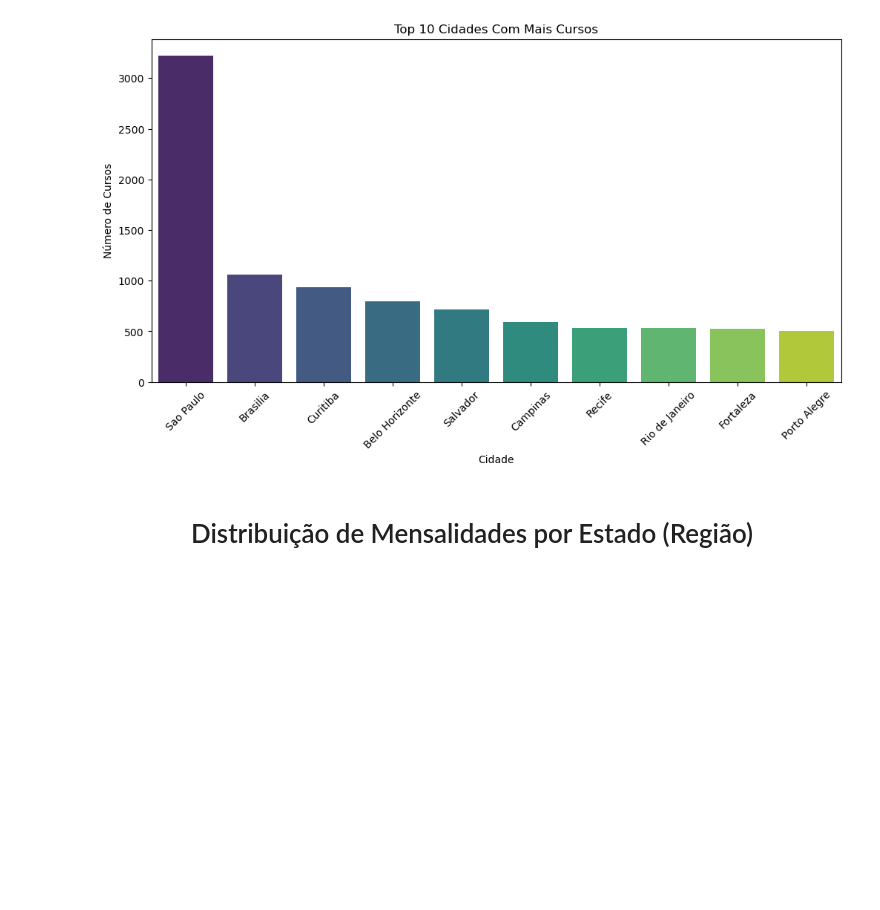
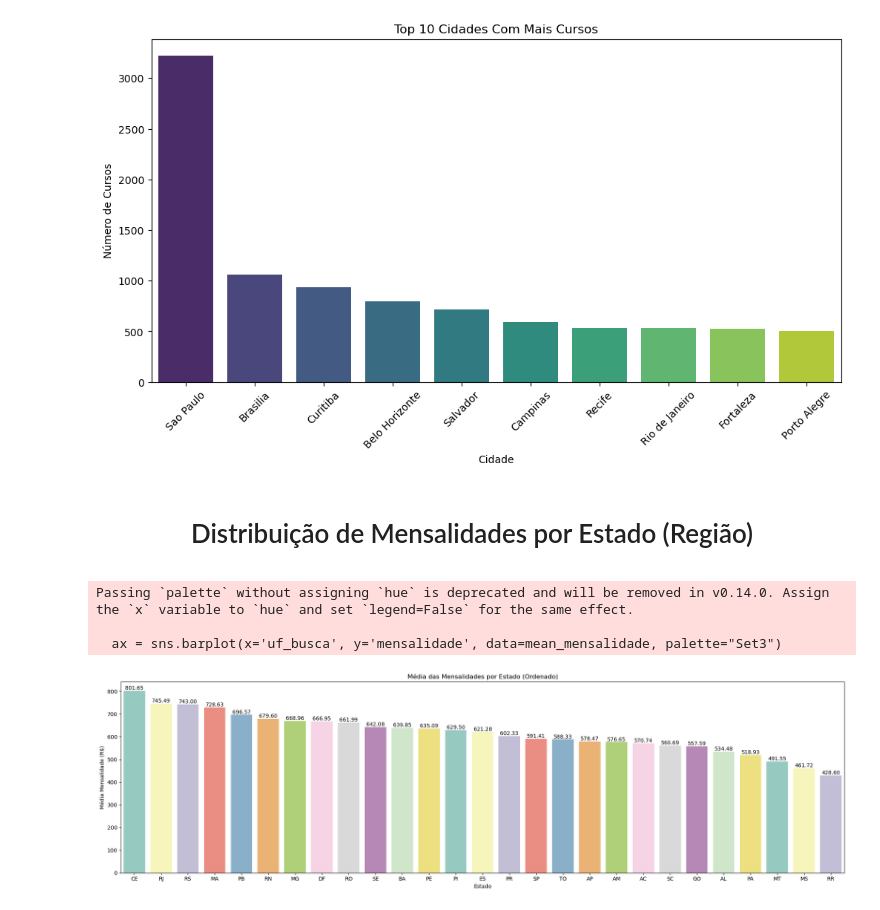
Before and after one commit to yanvigna2/prouni, a Jupyter notebook: notebooks/insights.ipynb, the cells around one changed output. Drawn from its saved outputs; the diff is of its cells as text; code cells hidden in the pictures; blank space fills up the shorter version.

Commit message:
Criação de relatórios para insights e gráficos

```diff
--- a/notebooks/insights.ipynb
+++ b/notebooks/insights.ipynb
@@ -152,0 +144,27 @@ plt.show()
+# %%
+# Calculando a média de mensalidade por estado e ordenando do maior para o menor
+mean_mensalidade = df.groupby('uf_busca')['mensalidade'].mean().reset_index()
+mean_mensalidade = mean_mensalidade.sort_values(by='mensalidade', ascending=False)
+
+# Plotando o gráfico de barras
+plt.figure(figsize=(20, 6))
+ax = sns.barplot(x='uf_busca', y='mensalidade', data=mean_mensalidade, palette="Set3")
+
+# Adicionando os rótulos de dados
+for p in ax.patches:
+    ax.annotate(f'{p.get_height():.2f}',
+                (p.get_x() + p.get_width() / 2., p.get_height()),
+                ha='center', va='center',
+                fontsize=10, color='black',
+                xytext=(0, 5), textcoords='offset points')
+
+plt.xlabel("Estado")
+plt.ylabel("Média Mensalidade (R$)")
+plt.title("Média das Mensalidades por Estado (Ordenado)")
+plt.tight_layout()
+plt.show()
+# %% [output]
+Passing `palette` without assigning `hue` is deprecated and will be removed in v0.14.0. Assign the `x` variable to `hue` and set `legend=False` for the same effect.
+
+  ax = sns.barplot(x='uf_busca', y='mensalidade', data=mean_mensalidade, palette="Set3")
+[figure, added]
```
Also changed, not shown: parts of 1 cell of this notebook, 3 other files.
